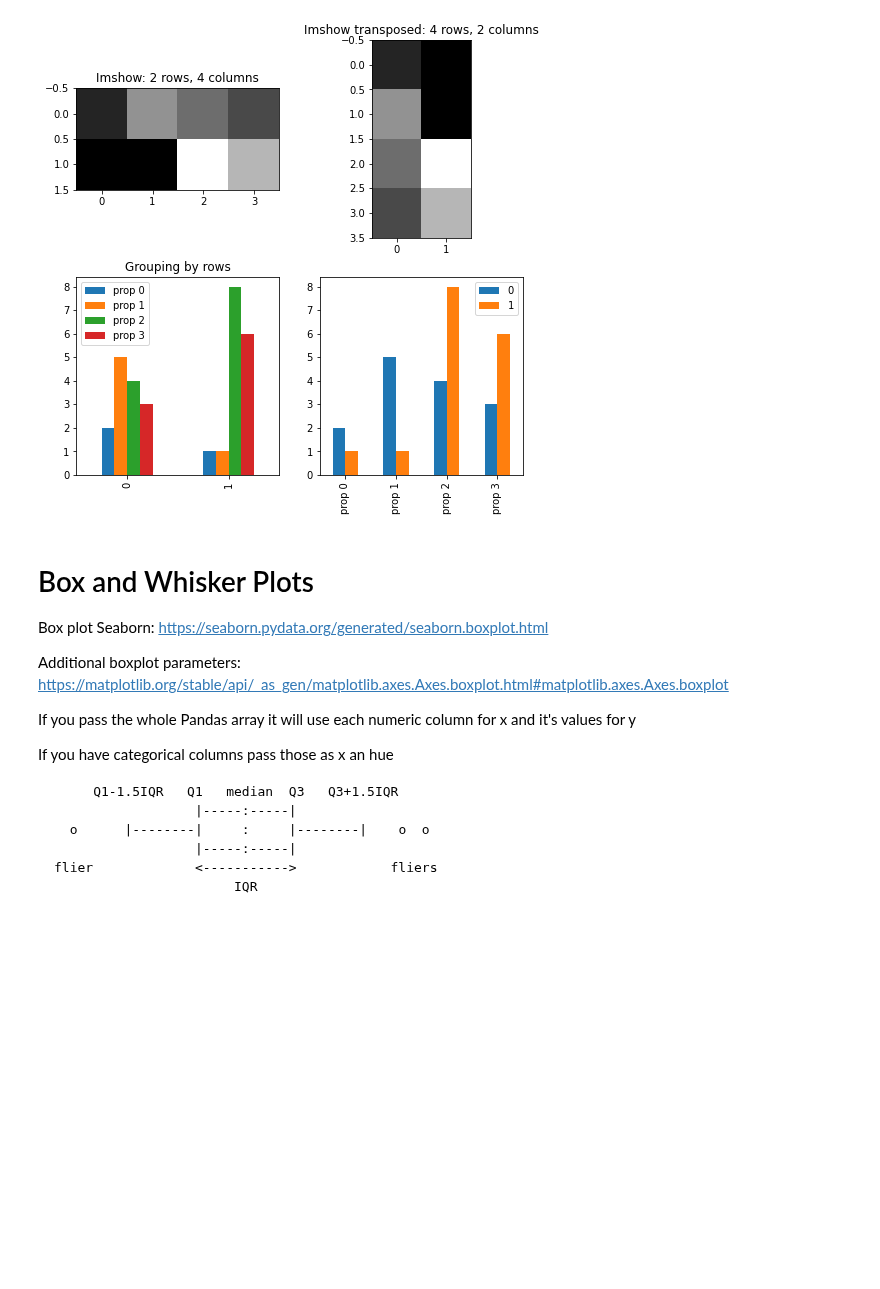
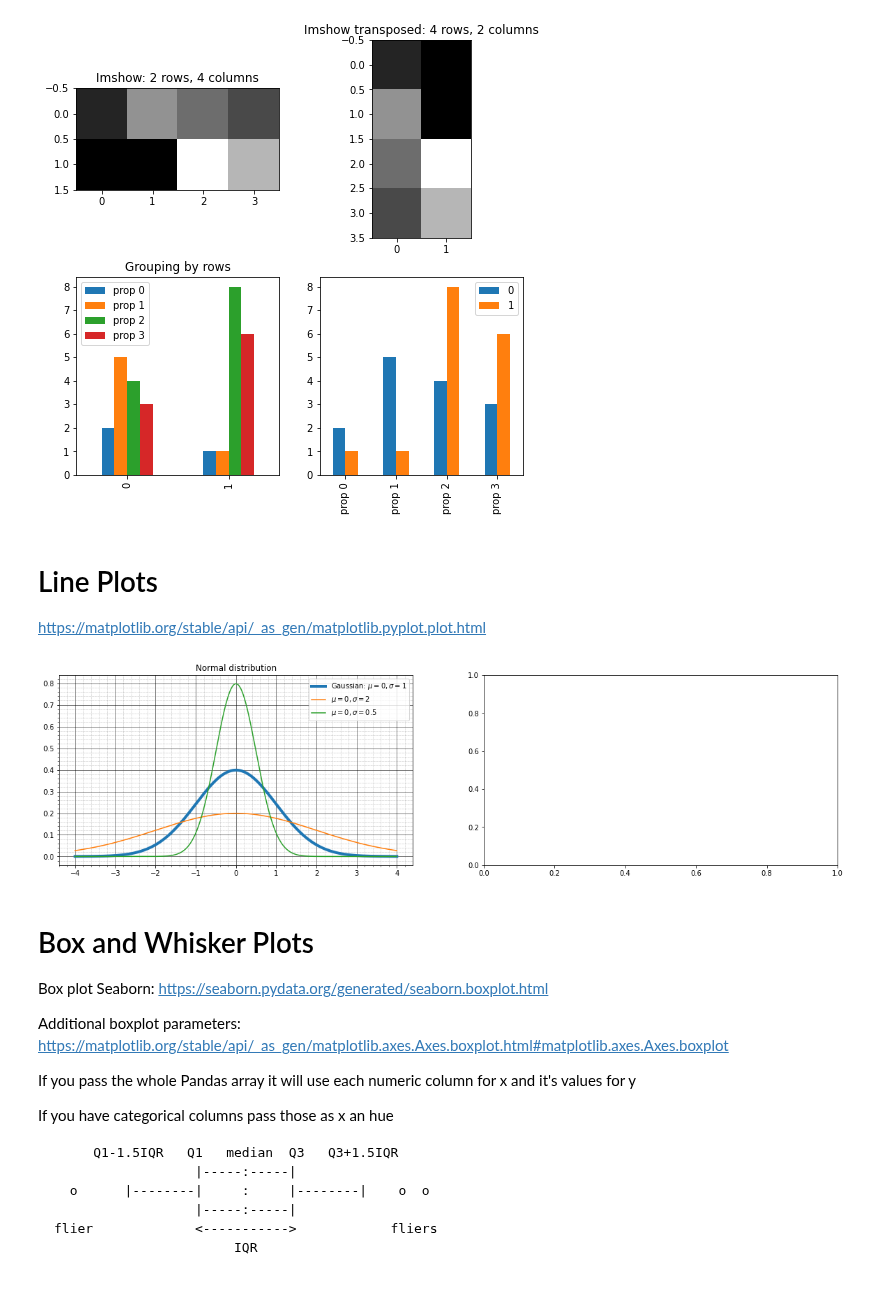
Before and after one commit to tomafischer/ai_geeks, a Jupyter notebook: statistics/Plot_snippets.ipynb, the cells around one changed output. Cells and saved outputs as stored; diff of their text form; code cells hidden in the pictures; blank space fills up the shorter version.

```diff
--- a/statistics/Plot_snippets.ipynb
+++ b/statistics/Plot_snippets.ipynb
@@ -123,6 +124,37 @@ df.T.plot(ax = ax, kind='bar')
 plt.show()
 # %% [output]
 [figure]
+# %% [markdown]
+# Line Plots
+https://matplotlib.org/stable/api/_as_gen/matplotlib.pyplot.plot.html
+# %%
+import matplotlib.pyplot as plt
+import numpy as np
+import scipy.stats as stats
+# number of discretizations
+N= 1001
+x = np.linspace(-4,4,N)
+gausdist = stats.norm.pdf(x)
+
+fig, axs = plt.subplots(1,2, figsize=(20,5))
+ax = axs[0]
+
+ax.set_title("Normal distribution")
+ax.plot(x,gausdist, linewidth = 4 ,label="Gaussian: $\mu =0, \sigma =1$")
+ax.plot(x, stats.norm.pdf(x,loc=0, scale =2), label ="$\mu =0, \sigma =2$")
+ax.plot(x, stats.norm.pdf(x, loc=0, scale =0.5), label="$\mu = 0, \sigma = 0.5$" )
+ax.legend()
+ax.grid(True)
+# Turn on the minor TICKS, which are required for the minor GRID
+ax.minorticks_on()
+# Customize the major grid
+ax.grid(which='major', linestyle='-', linewidth='0.5', color='black')
+# Customize the minor grid
+ax.grid(which='minor', linestyle=':', linewidth='0.5', color='gray')
+
+plt.show()
+# %% [output]
+[figure, added]
 # %% [markdown]
 # Box and Whisker Plots
 Box plot Seaborn:
```
Also changed, not shown: parts of 2 cells of this notebook.
